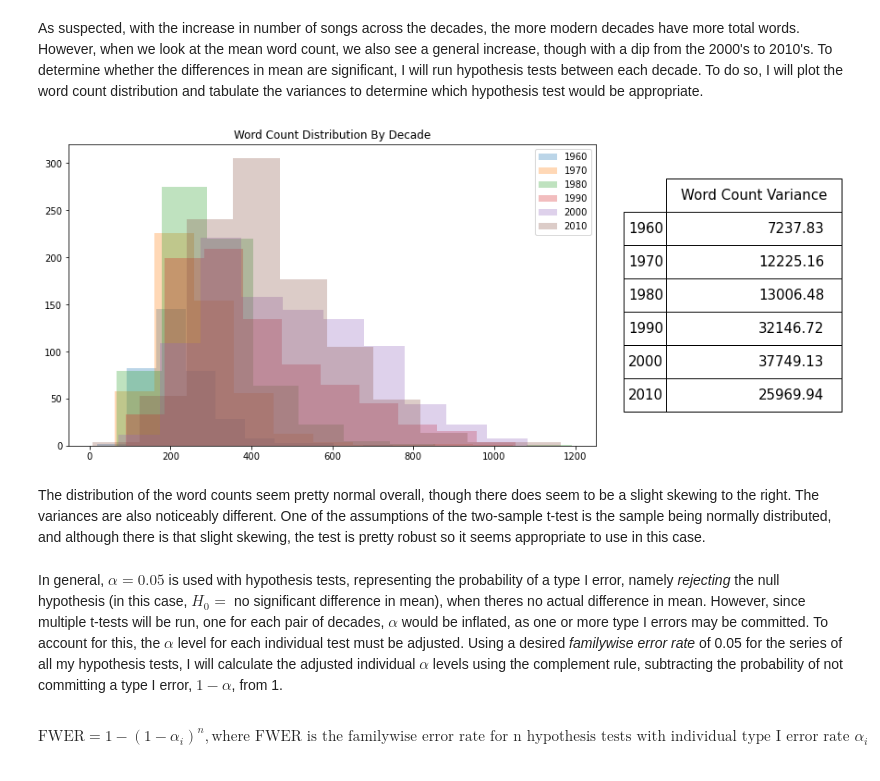
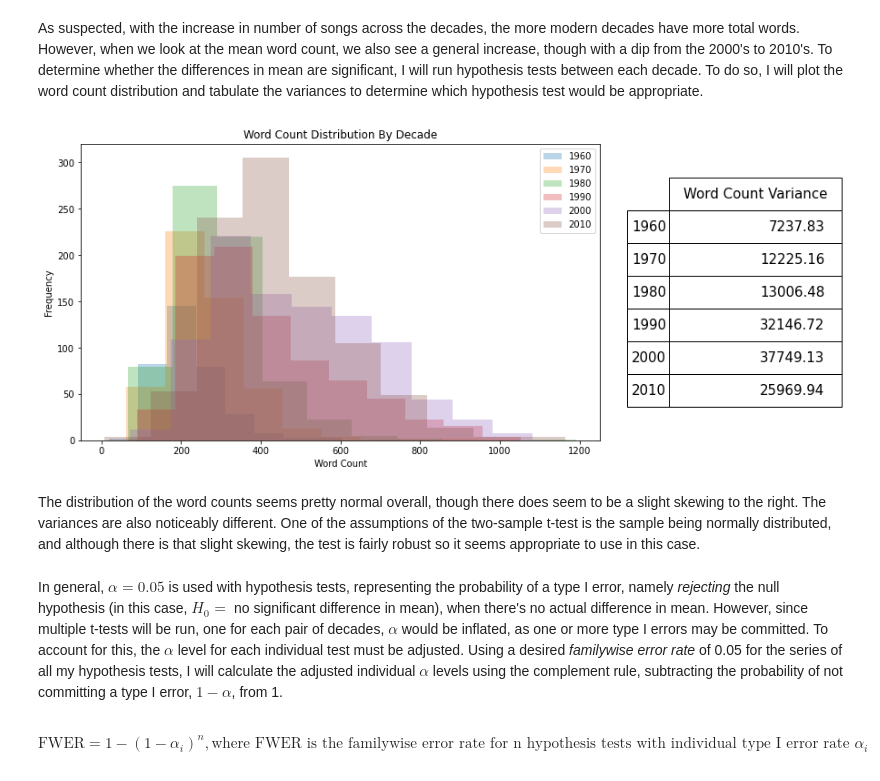
Before and after one commit to mrkerwinchen/2950_proj, a Jupyter notebook: song_lyrics_trends.ipynb, the cells around one changed output. Saved outputs shown, nothing was run; the diff lists cells and outputs as text; code cells hidden in the pictures.

```diff
--- a/song_lyrics_trends.ipynb
+++ b/song_lyrics_trends.ipynb
@@ -95,22 +95,22 @@ As suspected, with the increase in number of songs across the decades, the more
 # %%
 decade_group_var = data.groupby("decade").var()
 fig, axs = plt.subplots(1, 2, figsize = (15, 6), gridspec_kw={'width_ratios': [3, 1]})
 [axs[0].hist(data = data.loc[data.decade == i], x = "word_count", alpha = 0.3) for i in range(1960, 2020, 10)]
 axs[0].legend(range(1960, 2020, 10))
-axs[0].set_title("Word Count Distribution By Decade")
+axs[0].set(xlabel = "Word Count", ylabel = "Frequency", title = "Word Count Distribution By Decade")
 decade_group_var = decade_group_var.rename(columns = {"word_count" : "Word Count Variance"})
 table = pd.plotting.table(axs[1], data = decade_group_var[["Word Count Variance"]].round(2),
                           loc="center", colWidths = [1])
 table.scale(1, 3)
 table.set_fontsize(20)
 axs[1].axis("off")
 plt.show()
 # %% [output]
-[figure, old version]
+[figure, new version]
 # %% [markdown]
-The distribution of the word counts seem pretty normal overall, though there does seem to be a slight skewing to the right. The variances are also noticeably different. One of the assumptions of the two-sample t-test is the sample being normally distributed, and although there is that slight skewing, the test is pretty robust so it seems appropriate to use in this case.
+The distribution of the word counts seems pretty normal overall, though there does seem to be a slight skewing to the right. The variances are also noticeably different. One of the assumptions of the two-sample t-test is the sample being normally distributed, and although there is that slight skewing, the test is fairly robust so it seems appropriate to use in this case.
 # %% [markdown]
-In general, $\alpha = 0.05$ is used with hypothesis tests, representing the probability of a type I error, namely _rejecting_ the null hypothesis (in this case, $H_0 =$ no significant difference in mean), when theres no actual difference in mean. However, since multiple t-tests will be run, one for each pair of decades, $\alpha$ would be inflated, as one or more type I errors may be committed. To account for this, the $\alpha$ level for each individual test must be adjusted. Using a desired _familywise error rate_ of 0.05 for the series of all my hypothesis tests, I will calculate the adjusted individual $\alpha$ levels using the complement rule, subtracting the probability of not committing a type I error, $1-\alpha$, from 1.
+In general, $\alpha = 0.05$ is used with hypothesis tests, representing the probability of a type I error, namely _rejecting_ the null hypothesis (in this case, $H_0=$ no significant difference in mean), when there's no actual difference in mean. However, since multiple t-tests will be run, one for each pair of decades, $\alpha$ would be inflated, as one or more type I errors may be committed. To account for this, the $\alpha$ level for each individual test must be adjusted. Using a desired _familywise error rate_ of 0.05 for the series of all my hypothesis tests, I will calculate the adjusted individual $\alpha$ levels using the complement rule, subtracting the probability of not committing a type I error, $1-\alpha$, from 1.
 # %% [markdown]
 $$\text{FWER} = 1 - (1 - \alpha_i)^n, \text{where FWER is the familywise error rate for n hypothesis tests with individual type I error rate } \alpha_i$$
 # %% [markdown]
```
Also changed, not shown: parts of 13 cells of this notebook.
